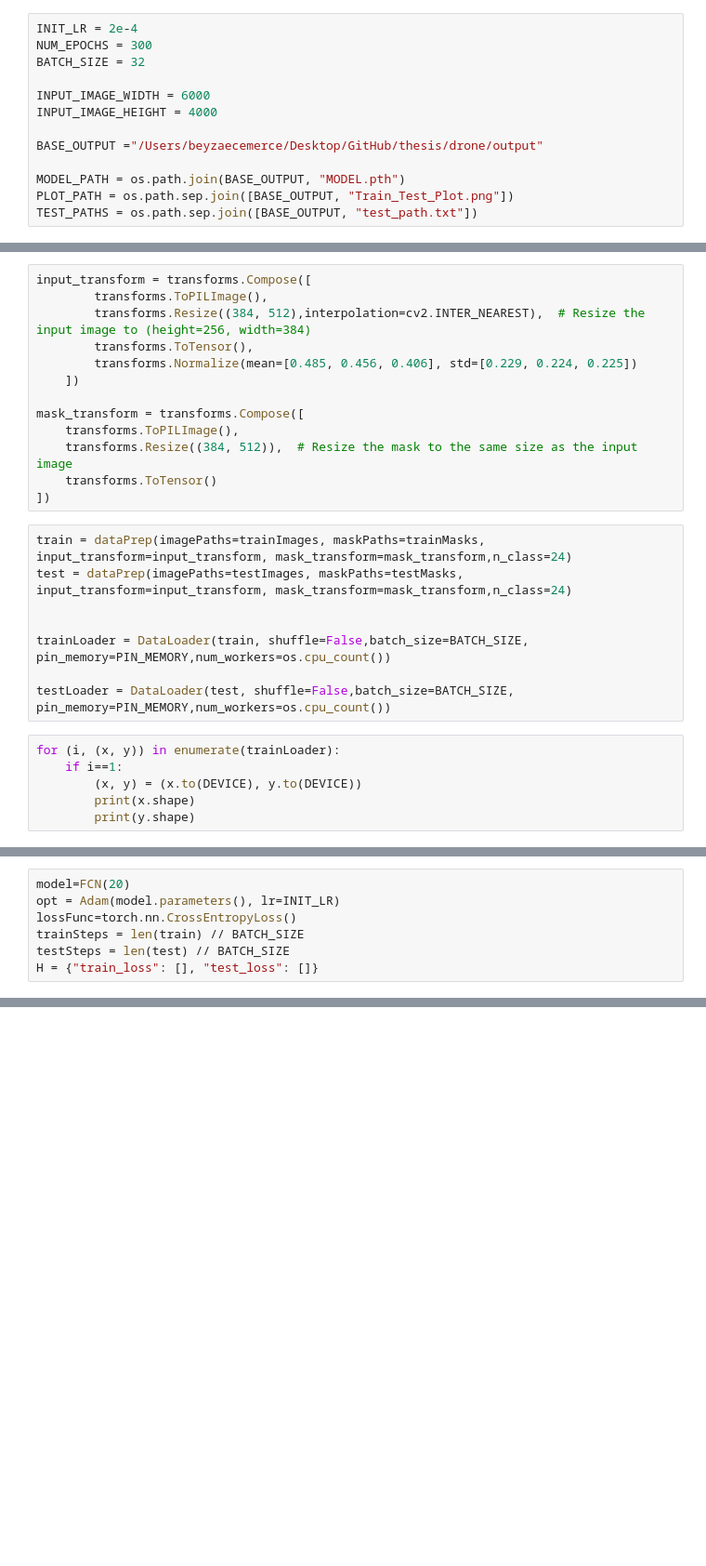
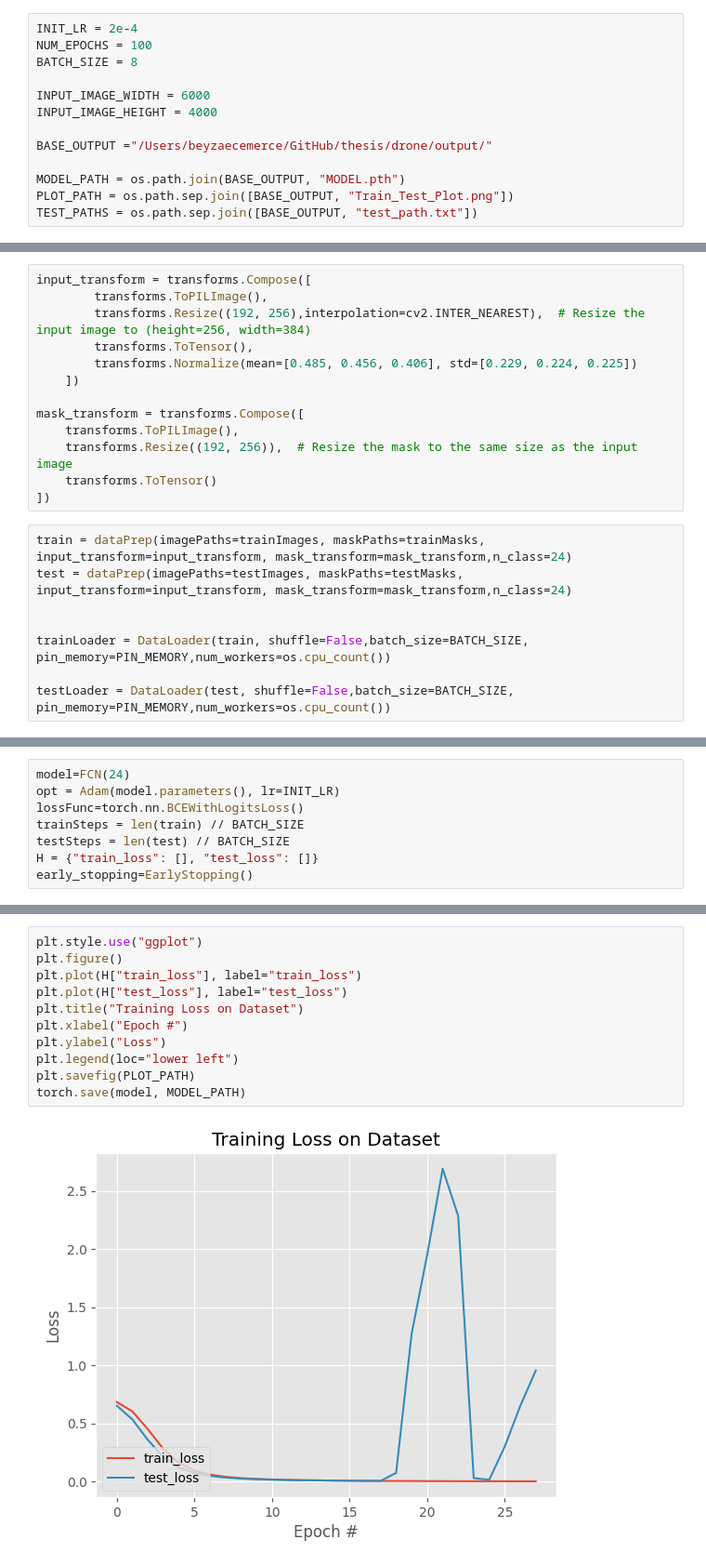
Before and after one commit to BEcemErce/Semantic_Segmentation_Drone_Images, a Jupyter notebook: main.ipynb, the cells around one changed output, grey strips where cells are left out. Shown at 93% size. Drawn from its saved outputs; the diff is of its cells as text; blank space fills up the shorter version.

```diff
--- a/main.ipynb
+++ b/main.ipynb
@@ -113,12 +73,12 @@ tensor([0., 0., 0., 0., 0., 0., 0., 0., 0., 0., 0., 0., 0., 0., 0., 0., 0., 0.,
 # %%
 INIT_LR = 2e-4
-NUM_EPOCHS = 300
-BATCH_SIZE = 32
+NUM_EPOCHS = 100
+BATCH_SIZE = 8
 
 INPUT_IMAGE_WIDTH = 6000
 INPUT_IMAGE_HEIGHT = 4000
 
-BASE_OUTPUT ="/Users/beyzaecemerce/Desktop/GitHub/thesis/drone/output"
+BASE_OUTPUT ="/Users/beyzaecemerce/GitHub/thesis/drone/output/"
 
 MODEL_PATH = os.path.join(BASE_OUTPUT, "MODEL.pth")
 PLOT_PATH = os.path.sep.join([BASE_OUTPUT, "Train_Test_Plot.png"])
@@ -141,14 +101,14 @@ f.close()
 # %%
 input_transform = transforms.Compose([
         transforms.ToPILImage(),
-        transforms.Resize((384, 512),interpolation=cv2.INTER_NEAREST),  # Resize the input image to (height=256, width=384)
+        transforms.Resize((192, 256),interpolation=cv2.INTER_NEAREST),  # Resize the input image to (height=256, width=384)
         transforms.ToTensor(),
         transforms.Normalize(mean=[0.485, 0.456, 0.406], std=[0.229, 0.224, 0.225])
     ])
 
 mask_transform = transforms.Compose([
     transforms.ToPILImage(),
-    transforms.Resize((384, 512)),  # Resize the mask to the same size as the input image
+    transforms.Resize((192, 256)),  # Resize the mask to the same size as the input image
     transforms.ToTensor()
 ])
 # %%
@@ -159,9 +119,3 @@ test = dataPrep(imagePaths=testImages, maskPaths=testMasks, input_transform=inpu
 trainLoader = DataLoader(train, shuffle=False,batch_size=BATCH_SIZE, pin_memory=PIN_MEMORY,num_workers=os.cpu_count())
 
 testLoader = DataLoader(test, shuffle=False,batch_size=BATCH_SIZE, pin_memory=PIN_MEMORY,num_workers=os.cpu_count())
-# %%
-for (i, (x, y)) in enumerate(trainLoader):
-    if i==1:
-        (x, y) = (x.to(DEVICE), y.to(DEVICE))
-        print(x.shape)
-        print(y.shape)
@@ -171,7 +122,8 @@ torch.Size([32, 24, 384, 512])
 # %%
-model=FCN(20)
+model=FCN(24)
 opt = Adam(model.parameters(), lr=INIT_LR)
-lossFunc=torch.nn.CrossEntropyLoss()
+lossFunc=torch.nn.BCEWithLogitsLoss()
 trainSteps = len(train) // BATCH_SIZE
 testSteps = len(test) // BATCH_SIZE
 H = {"train_loss": [], "test_loss": []}
+early_stopping=EarlyStopping()
@@ -230,0 +173,13 @@ for c in range(self.n_class):
+# %%
+plt.style.use("ggplot")
+plt.figure()
+plt.plot(H["train_loss"], label="train_loss")
+plt.plot(H["test_loss"], label="test_loss")
+plt.title("Training Loss on Dataset")
+plt.xlabel("Epoch #")
+plt.ylabel("Loss")
+plt.legend(loc="lower left")
+plt.savefig(PLOT_PATH)
+torch.save(model, MODEL_PATH)
+# %% [output]
+[figure, added]
```
Also changed, not shown: parts of 19 cells of this notebook, 2 other files.
